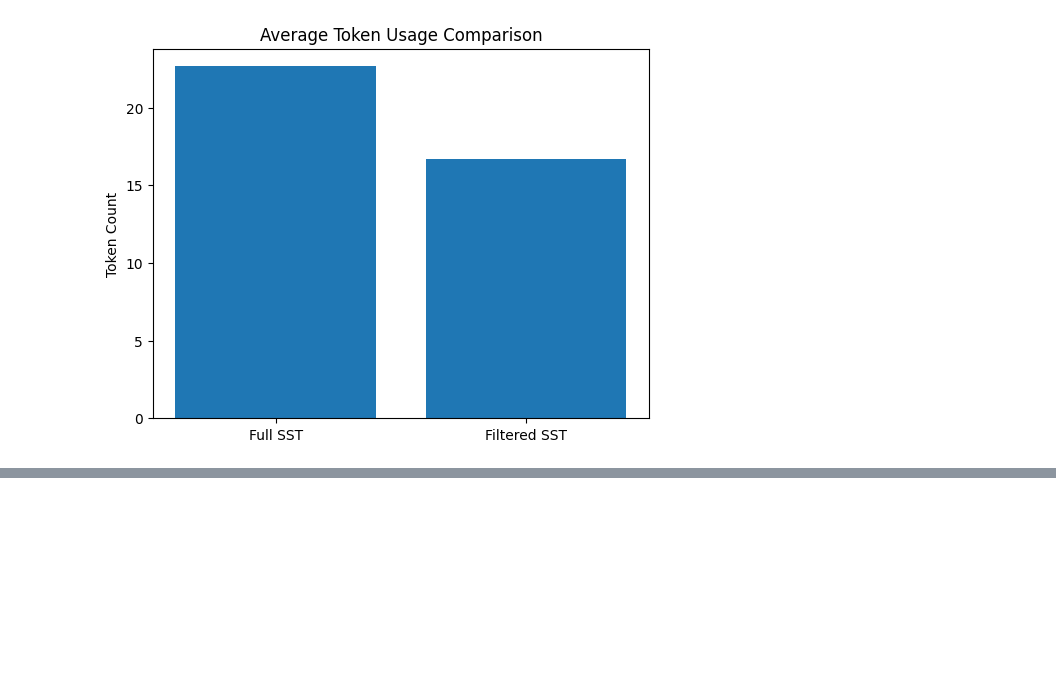
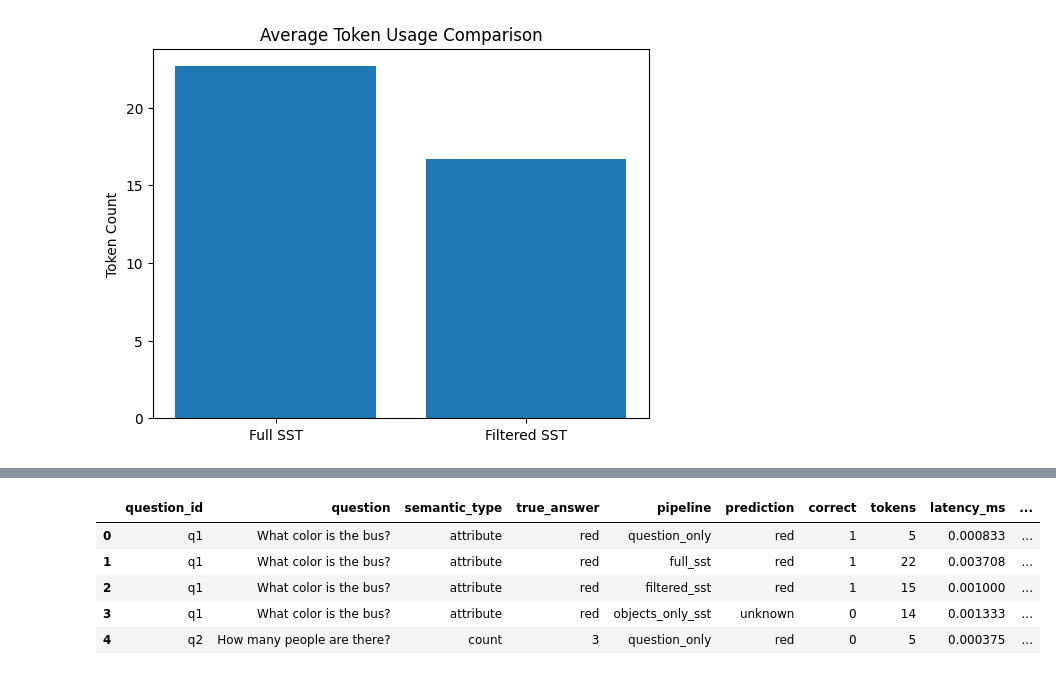
Before and after one commit to rafiazarin/CSE427_SST_Project, a Jupyter notebook: notebooks/week3_eda_and_models.ipynb, the cells around one changed output, grey strips where cells are left out. Cells and saved outputs as stored; diff of their text form; code cells hidden in the pictures; blank space fills up the shorter version.

```diff
--- a/notebooks/week3_eda_and_models.ipynb
+++ b/notebooks/week3_eda_and_models.ipynb
@@ -584,0 +811,67 @@ plt.show()
+# %%
+#Full model comparison
+def evaluate_model_pipelines(data):
+    """
+    Evaluates all Week 4 model pipelines.
+
+    Pipelines:
+    1. question_only
+    2. full_sst
+    3. filtered_sst
+    4. objects_only_sst
+    """
+
+    pipelines = [
+        "question_only",
+        "full_sst",
+        "filtered_sst",
+        "objects_only_sst"
+    ]
+
+    answer_counts = Counter([normalize_answer(sample["answer"]) for sample in data])
+    majority_answer = answer_counts.most_common(1)[0][0]
+
+    rows = []
+
+    for sample in data:
+        question_id = sample["question_id"]
+        question = sample["question"]
+        true_answer = normalize_answer(sample["answer"])
+        semantic_type = safe_get_semantic_type(sample)
+
+        for pipeline_name in pipelines:
+            result = run_pipeline_prediction(
+                sample=sample,
+                pipeline_name=pipeline_name,
+                majority_answer=majority_answer
+            )
+
+            prediction = result["prediction"]
+            correct = int(prediction == true_answer)
+
+            rows.append({
+                "question_id": question_id,
+                "question": question,
+                "semantic_type": semantic_type,
+                "true_answer": true_answer,
+                "pipeline": pipeline_name,
+                "prediction": prediction,
+                "correct": correct,
+                "tokens": result["tokens"],
+                "latency_ms": result["latency_ms"],
+                "prompt": result["prompt"]
+            })
+
+    return pd.DataFrame(rows)
+
+
+week4_results_df = evaluate_model_pipelines(cleaned_data)
+
+week4_results_df.head()
+# %% [output]
+|  | question_id | question | semantic_type | true_answer | pipeline | prediction | correct | tokens | latency_ms | ... |
+| 0 | q1 | What color is the bus? | attribute | red | question_only | red | 1 | 5 | 0.000833 | ... |
+| 1 | q1 | What color is the bus? | attribute | red | full_sst | red | 1 | 22 | 0.003708 | ... |
+| 2 | q1 | What color is the bus? | attribute | red | filtered_sst | red | 1 | 15 | 0.001000 | ... |
+| 3 | q1 | What color is the bus? | attribute | red | objects_only_sst | unknown | 0 | 14 | 0.001333 | ... |
+| 4 | q2 | How many people are there? | count | 3 | question_only | red | 0 | 5 | 0.000375 | ... |
```
Also changed, not shown: parts of 29 cells of this notebook, 1 other file.
